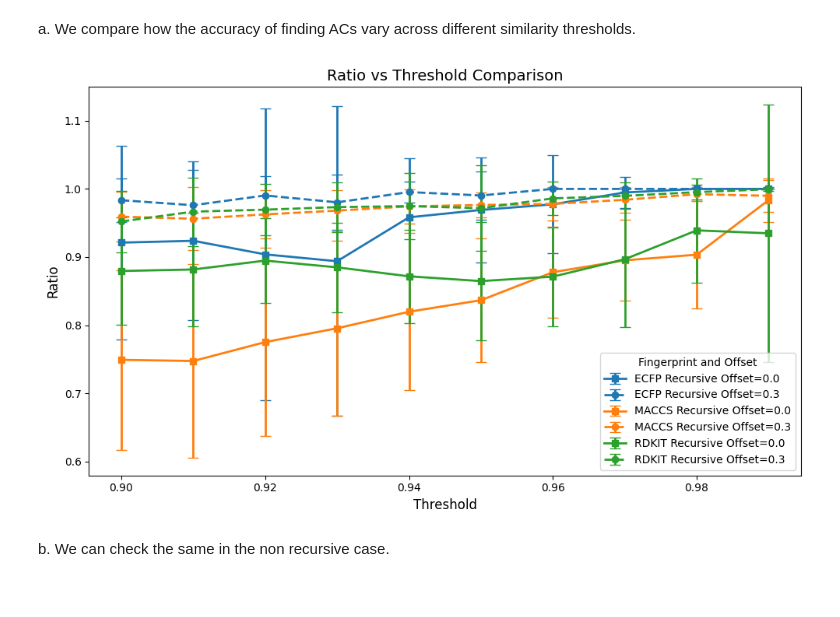
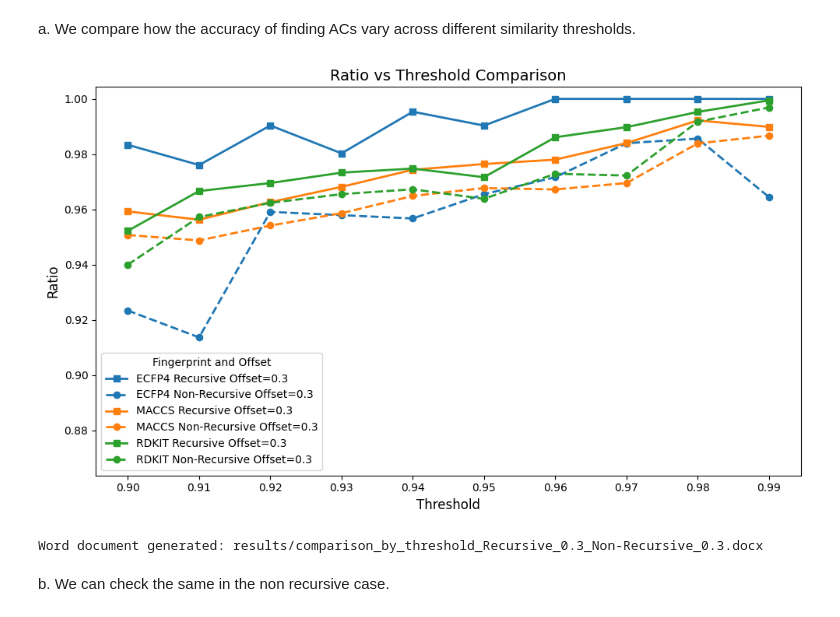
Before and after one commit to mqcomplab/BitBIRCH_AC, a Jupyter notebook: Tutorial.ipynb, the cells around one changed output. Saved outputs shown, nothing was run; the diff lists cells and outputs as text; code cells hidden in the pictures.

```diff
--- a/Tutorial.ipynb
+++ b/Tutorial.ipynb
@@ -69,11 +81,14 @@ generate_plots.all_comparisons(df1, df2, offset1=0.0, offset2=0.3)
 # %% [markdown]
 a. We compare how the accuracy of finding ACs vary across different similarity thresholds.
 # %%
+import pandas as pd
 df1=pd.read_csv('results/Increasing_Sum_With_Offsets_With_Recur.csv')
-df2=pd.read_csv('results/Increasing_Sum_With_Offsets_With_Recur.csv')
-generate_plots.plot_comparison_by_threshold(df1, df2, offset1=0.0, offset2=0.3)
+df2=pd.read_csv('results/Increasing_Sum_With_Offsets_No_Recur.csv')
+from bb_utils import generate_plots
+generate_plots.plot_comparison_by_threshold(df1, df2, offset1=0.3, offset2=0.3)
 # %% [output]
-[figure, old version]
+[figure, new version]
+Word document generated: results/comparison_by_threshold_Recursive_0.3_Non-Recursive_0.3.docx
 # %% [markdown]
 b. We can check the same in the non recursive case.
 # %%
```
Also changed, not shown: parts of 8 cells of this notebook.
